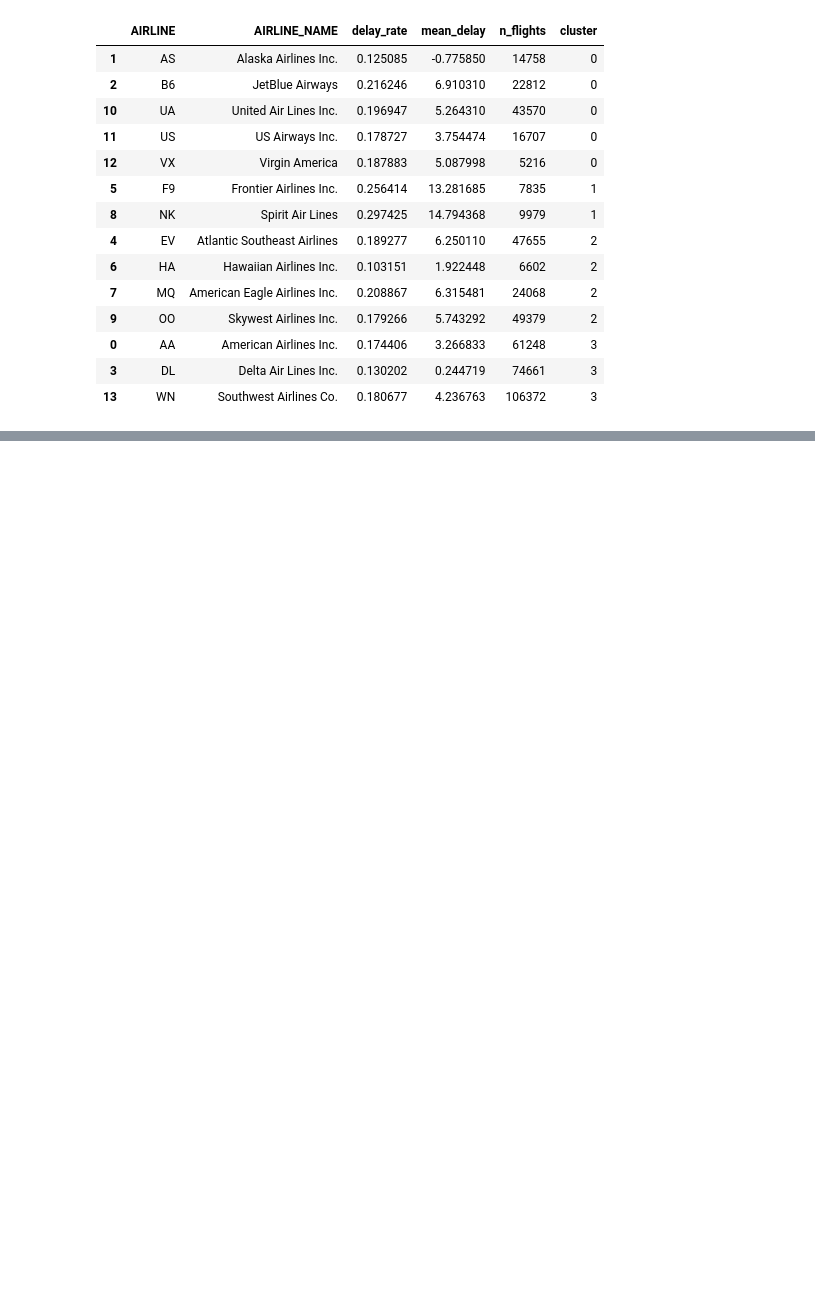
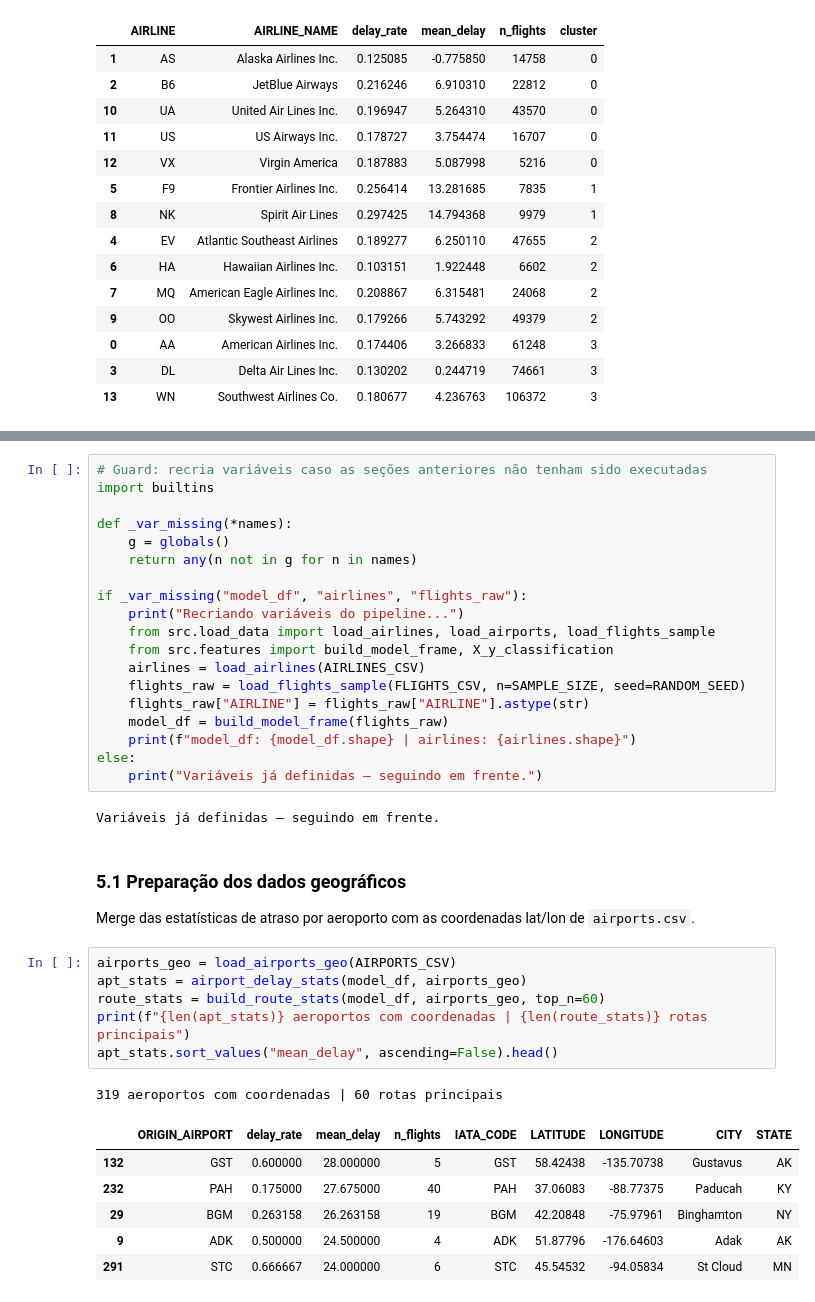
Before and after one commit to MariliseMorona/m3-ml-flight-delay, a Jupyter notebook: notebooks/pipeline_voos_eua.ipynb, the cells around one changed output, grey strips where cells are left out. Saved outputs shown, nothing was run; the diff lists cells and outputs as text; blank space fills up the shorter version.

```diff
--- a/notebooks/pipeline_voos_eua.ipynb
+++ b/notebooks/pipeline_voos_eua.ipynb
@@ -445,0 +458,39 @@ display(
+# %%
+# Guard: recria variáveis caso as seções anteriores não tenham sido executadas
+import builtins
+
+def _var_missing(*names):
+    g = globals()
+    return any(n not in g for n in names)
+
+if _var_missing("model_df", "airlines", "flights_raw"):
+    print("Recriando variáveis do pipeline...")
+    from src.load_data import load_airlines, load_airports, load_flights_sample
+    from src.features import build_model_frame, X_y_classification
+    airlines = load_airlines(AIRLINES_CSV)
+    flights_raw = load_flights_sample(FLIGHTS_CSV, n=SAMPLE_SIZE, seed=RANDOM_SEED)
+    flights_raw["AIRLINE"] = flights_raw["AIRLINE"].astype(str)
+    model_df = build_model_frame(flights_raw)
+    print(f"model_df: {model_df.shape} | airlines: {airlines.shape}")
+else:
+    print("Variáveis já definidas — seguindo em frente.")
+# %% [output]
+Variáveis já definidas — seguindo em frente.
+# %% [markdown]
+### 5.1 Preparação dos dados geográficos
+
+Merge das estatísticas de atraso por aeroporto com as coordenadas lat/lon de `airports.csv`.
+# %%
+airports_geo = load_airports_geo(AIRPORTS_CSV)
+apt_stats = airport_delay_stats(model_df, airports_geo)
+route_stats = build_route_stats(model_df, airports_geo, top_n=60)
+print(f"{len(apt_stats)} aeroportos com coordenadas | {len(route_stats)} rotas principais")
+apt_stats.sort_values("mean_delay", ascending=False).head()
+# %% [output]
+319 aeroportos com coordenadas | 60 rotas principais
+|  | ORIGIN_AIRPORT | delay_rate | mean_delay | n_flights | IATA_CODE | LATITUDE | LONGITUDE | CITY | STATE |
+| 132 | GST | 0.600000 | 28.000000 | 5 | GST | 58.42438 | -135.70738 | Gustavus | AK |
+| 232 | PAH | 0.175000 | 27.675000 | 40 | PAH | 37.06083 | -88.77375 | Paducah | KY |
+| 29 | BGM | 0.263158 | 26.263158 | 19 | BGM | 42.20848 | -75.97961 | Binghamton | NY |
+| 9 | ADK | 0.500000 | 24.500000 | 4 | ADK | 51.87796 | -176.64603 | Adak | AK |
+| 291 | STC | 0.666667 | 24.000000 | 6 | STC | 45.54532 | -94.05834 | St Cloud | MN |
```
Also changed, not shown: parts of 21 cells of this notebook, 6 other files.
